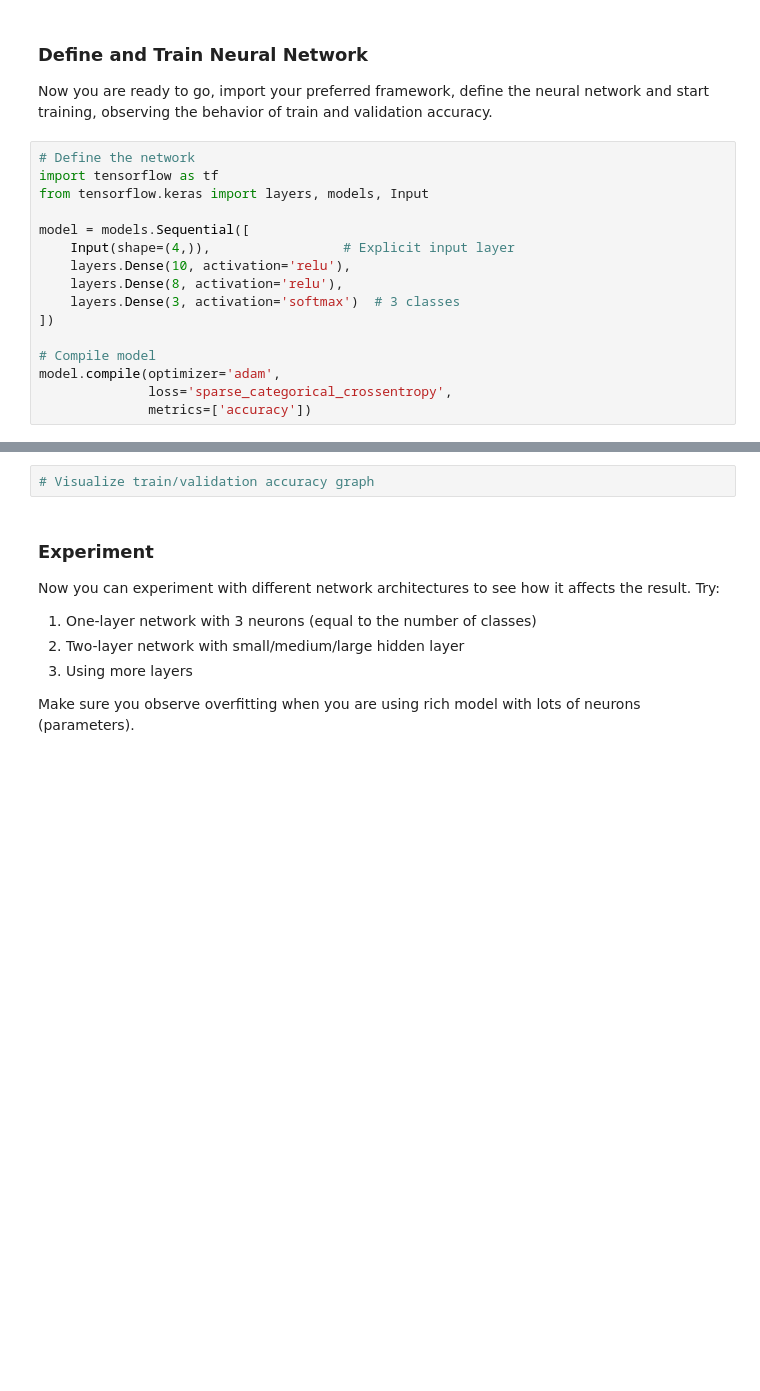
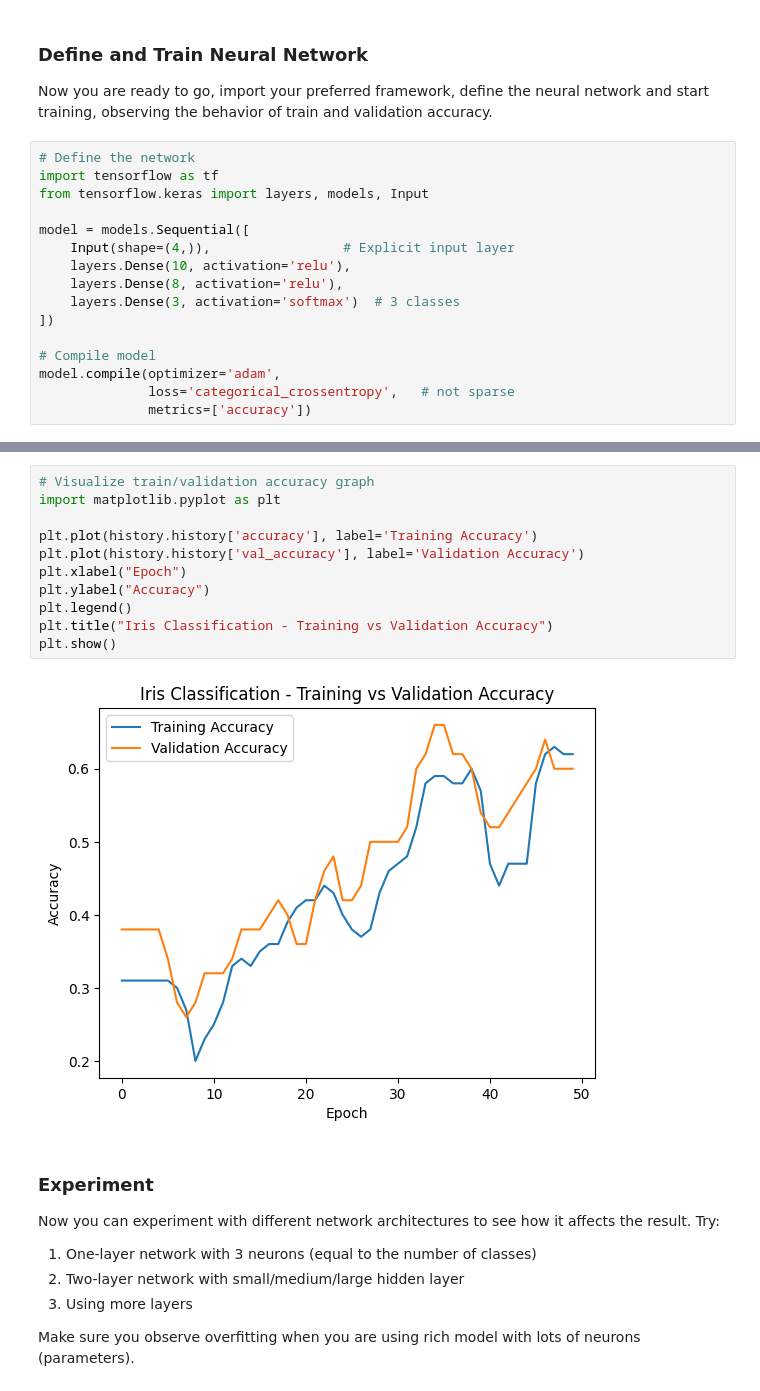
Before and after one commit to cjdevx-ai/Neural-Network-Lessons, a Jupyter notebook: LabFrameworks.ipynb, the cells around one changed output, grey strips where cells are left out. Drawn from its saved outputs; the diff is of its cells as text; blank space fills up the shorter version.

```diff
--- a/LabFrameworks.ipynb
+++ b/LabFrameworks.ipynb
@@ -102,7 +114,7 @@ model = models.Sequential([
 
 # Compile model
 model.compile(optimizer='adam',
-              loss='sparse_categorical_crossentropy',
+              loss='categorical_crossentropy',   # not sparse
               metrics=['accuracy'])
 # %%
 # Train the network
@@ -123,5 +150,16 @@ ValueError: Argument `output` must have rank (ndim) `target.ndim - 1`. Received:
-# %%
-# Visualize train/validation accuracy graph
+# %%
+# Visualize train/validation accuracy graph
+import matplotlib.pyplot as plt
+
+plt.plot(history.history['accuracy'], label='Training Accuracy')
+plt.plot(history.history['val_accuracy'], label='Validation Accuracy')
+plt.xlabel("Epoch")
+plt.ylabel("Accuracy")
+plt.legend()
+plt.title("Iris Classification - Training vs Validation Accuracy")
+plt.show()
+# %% [output]
+[figure, added]
 # %% [markdown]
 ### Experiment
 
```
Also changed, not shown: parts of 16 cells of this notebook.
